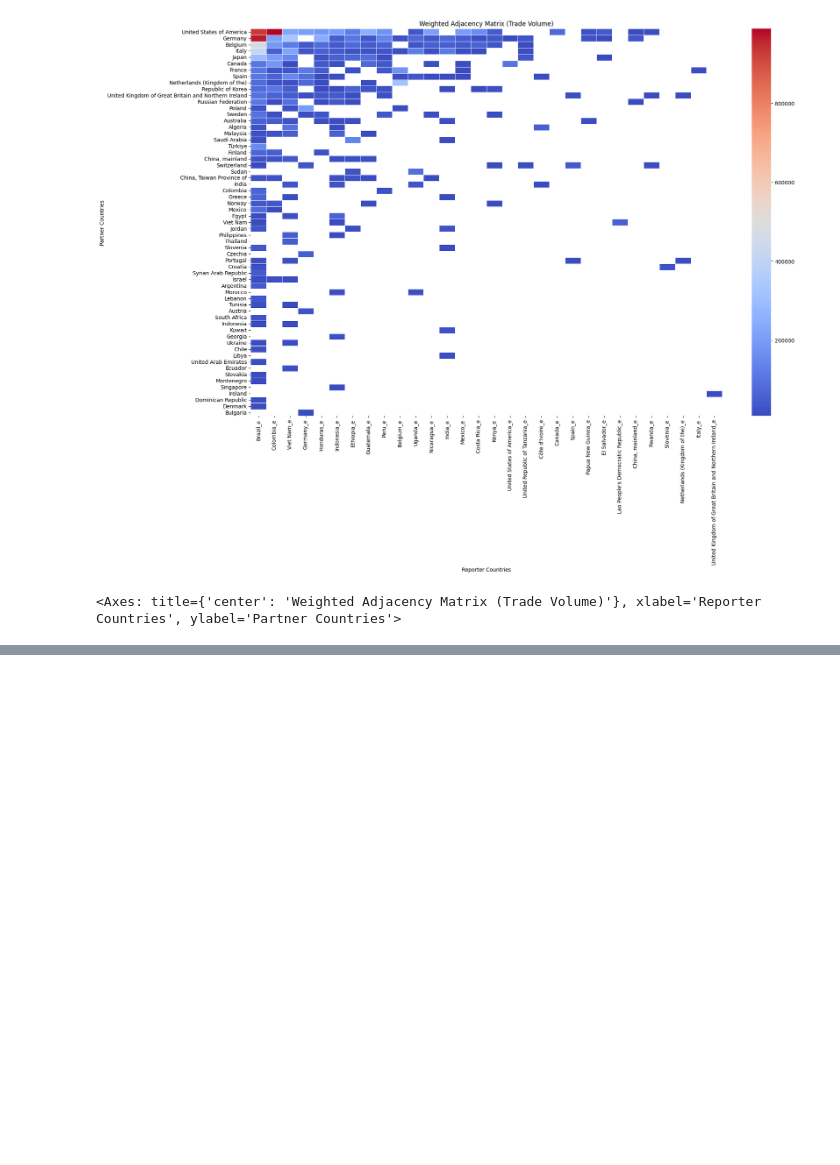
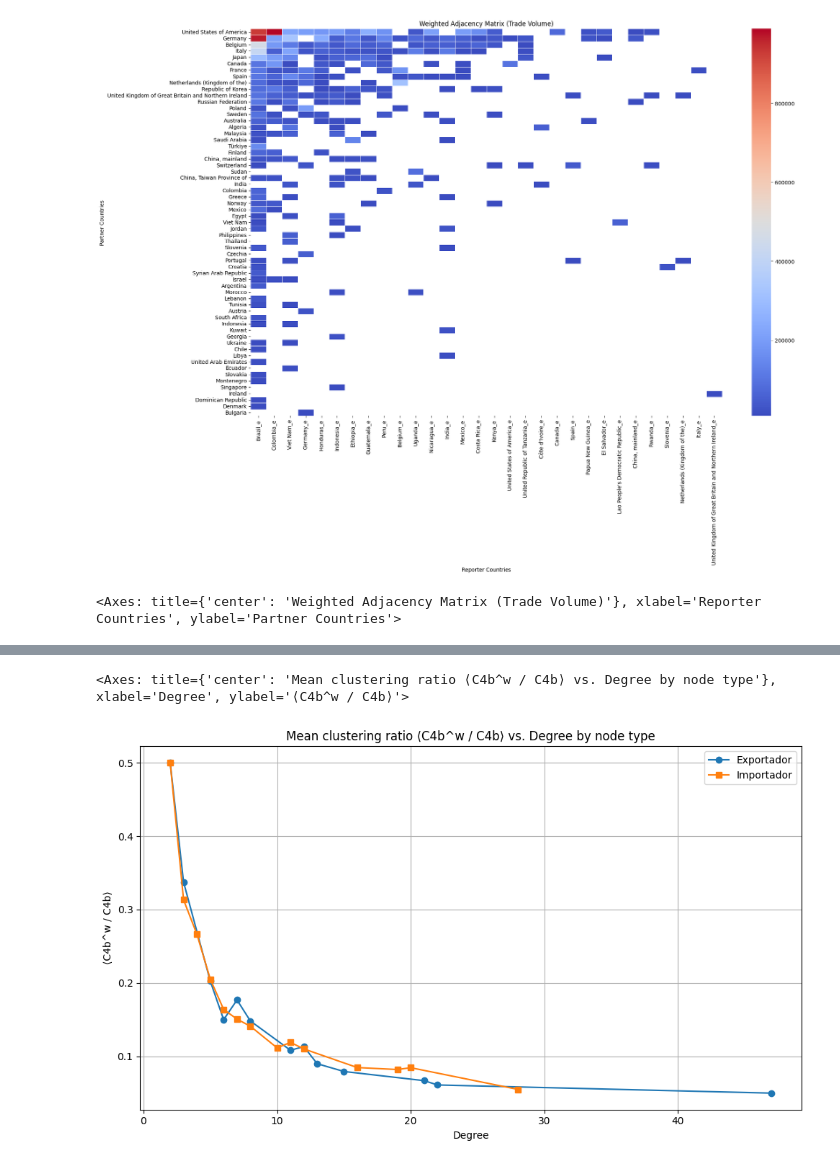
Before and after one commit to galeanojav/FAONet, a Jupyter notebook: FAONet_example.ipynb, the cells around one changed output, grey strips where cells are left out. Drawn from its saved outputs; the diff is of its cells as text; code cells hidden in the pictures; blank space fills up the shorter version.

```diff
--- a/FAONet_example.ipynb
+++ b/FAONet_example.ipynb
@@ -192,0 +245,3 @@ plot_weight_matrix(df_filtered)
+# %%
+df_c4b = compute_bipartite_clustering(G)
+df_c4b.head()
@@ -192,0 +255,6 @@ plot_weight_matrix(df_filtered)
+# %%
+
+plot_mean_clustering_ratio_vs_degree(df_c4b, show_labels=False)
+# %% [output]
+<Axes: title={'center': 'Mean clustering ratio ⟨C4b^w / C4b⟩ vs. Degree by node type'}, xlabel='Degree', ylabel='⟨C4b^w / C4b⟩'>
+[figure, added]
```
Also changed, not shown: parts of 16 cells of this notebook.
